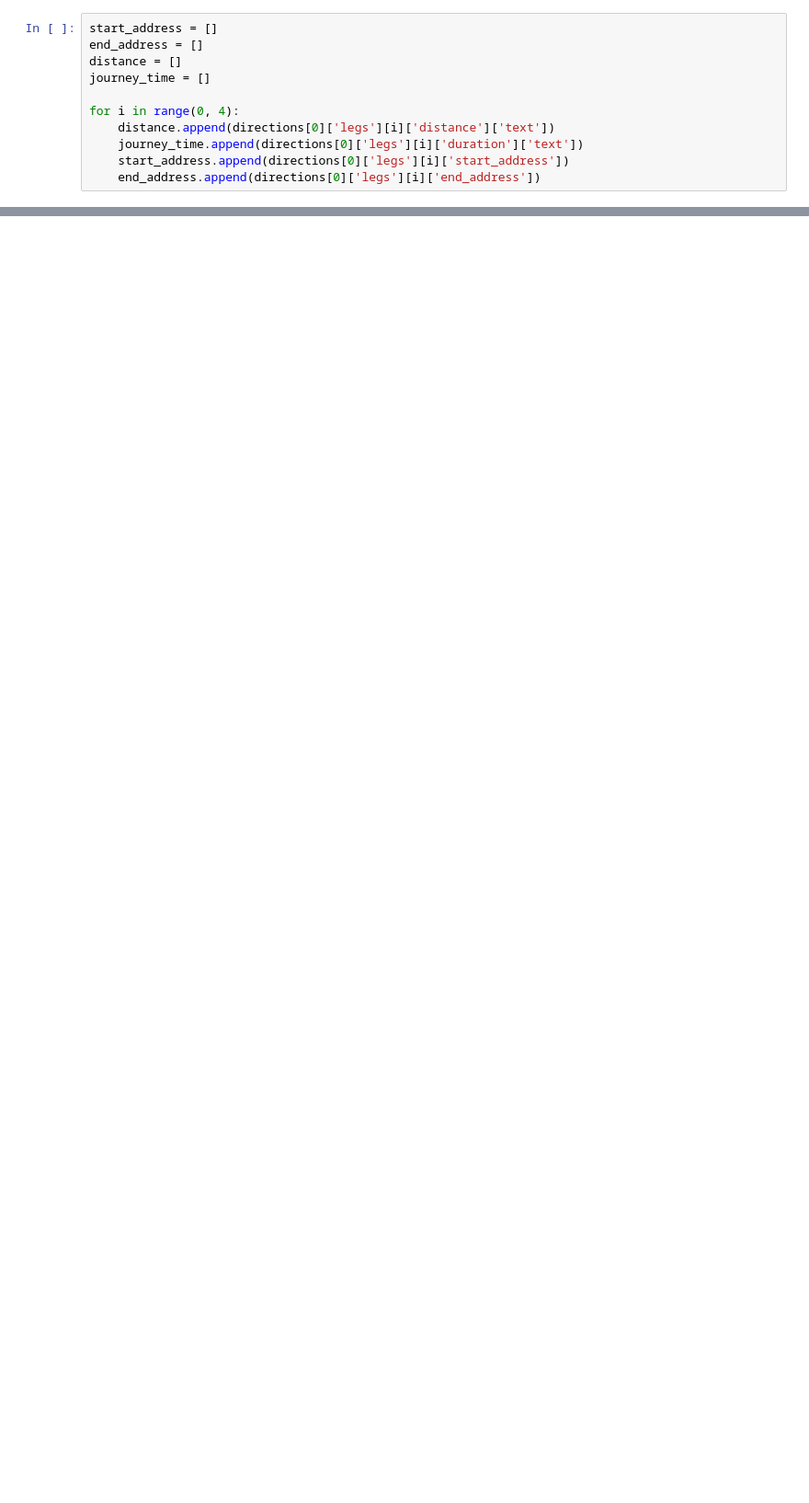
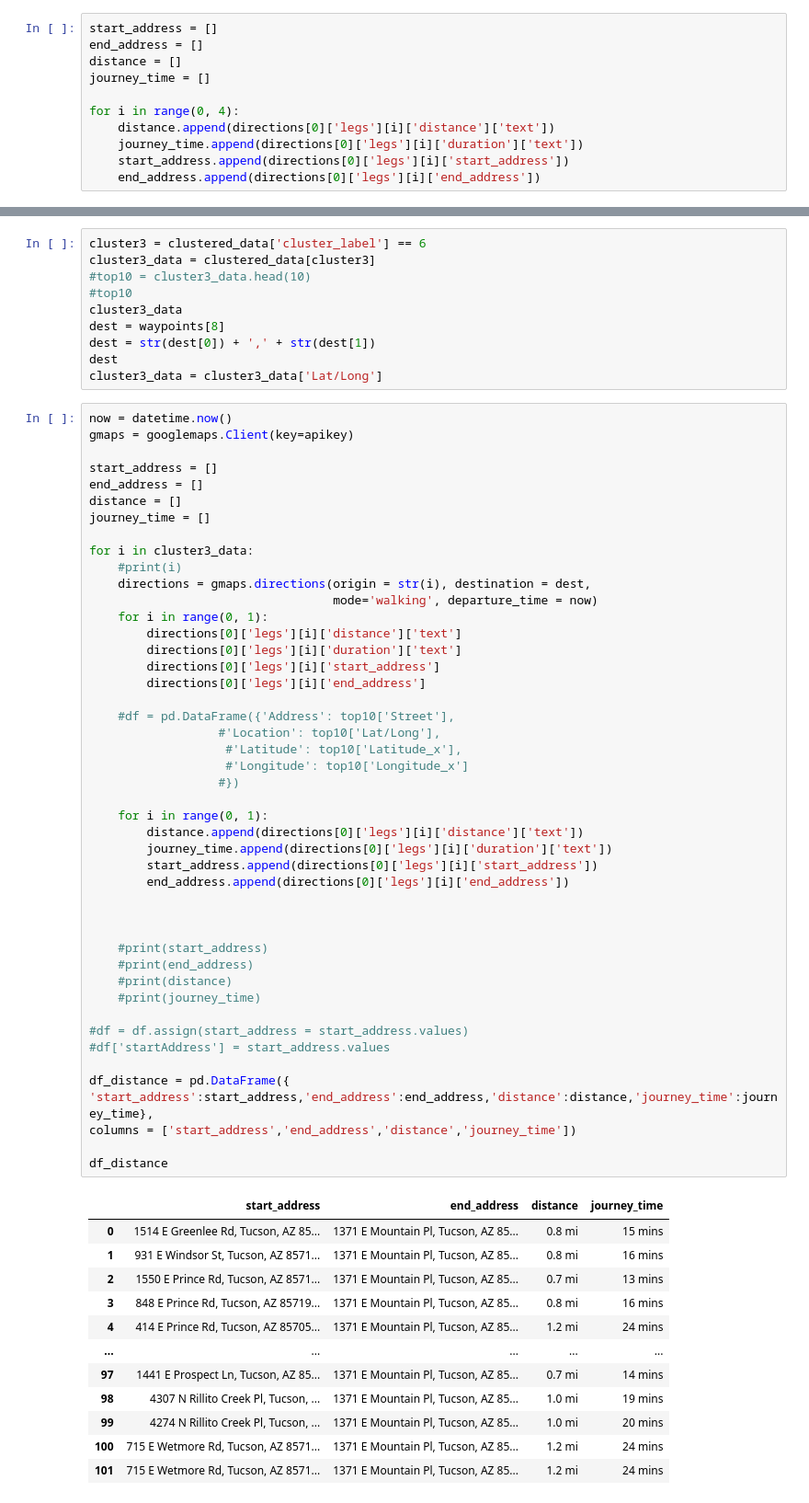
Before and after one commit to tazeenm/MIS587-Business-Intelligence-Project, a Jupyter notebook: BIProject.ipynb, the cells around one changed output, grey strips where cells are left out. Shown at 92% size. Drawn from its saved outputs; the diff is of its cells as text; blank space fills up the shorter version.

```diff
--- a/BIProject.ipynb
+++ b/BIProject.ipynb
@@ -305,0 +330,68 @@ df_distance
+# %%
+cluster3 = clustered_data['cluster_label'] == 6
+cluster3_data = clustered_data[cluster3]
+#top10 = cluster3_data.head(10)
+#top10
+cluster3_data
+dest = waypoints[8]
+dest = str(dest[0]) + ',' + str(dest[1])
+dest
+cluster3_data = cluster3_data['Lat/Long']
+# %%
+now = datetime.now()
+gmaps = googlemaps.Client(key=apikey)
+
+start_address = []
+end_address = []
+distance = []
+journey_time = []
+
+for i in cluster3_data:
+    #print(i)
+    directions = gmaps.directions(origin = str(i), destination = dest,
+                                  mode='walking', departure_time = now)
+    for i in range(0, 1):
+        directions[0]['legs'][i]['distance']['text']
+        directions[0]['legs'][i]['duration']['text']
+        directions[0]['legs'][i]['start_address']
+        directions[0]['legs'][i]['end_address']
+
+    #df = pd.DataFrame({'Address': top10['Street'],
+                  #'Location': top10['Lat/Long'],
+                   #'Latitude': top10['Latitude_x'],
+                   #'Longitude': top10['Longitude_x']
+                  #})
+
+    for i in range(0, 1):
+        distance.append(directions[0]['legs'][i]['distance']['text'])
+        journey_time.append(directions[0]['legs'][i]['duration']['text'])
+        start_address.append(directions[0]['legs'][i]['start_address'])
+        end_address.append(directions[0]['legs'][i]['end_address'])
+
+
+
+    #print(start_address)
+    #print(end_address)
+    #print(distance)
+    #print(journey_time)
+
+#df = df.assign(start_address = start_address.values)
+#df['startAddress'] = start_address.values
+
+df_distance = pd.DataFrame({ 'start_address':start_address,'end_address':end_address,'distance':distance,'journey_time':journey_time},
+columns = ['start_address','end_address','distance','journey_time'])
+
+df_distance
+# %% [output]
+|  | start_address | end_address | distance | journey_time |
+| 0 | 1514 E Greenlee Rd, Tucson, AZ 85... | 1371 E Mountain Pl, Tucson, AZ 85... | 0.8 mi | 15 mins |
+| 1 | 931 E Windsor St, Tucson, AZ 8571... | 1371 E Mountain Pl, Tucson, AZ 85... | 0.8 mi | 16 mins |
+| 2 | 1550 E Prince Rd, Tucson, AZ 8571... | 1371 E Mountain Pl, Tucson, AZ 85... | 0.7 mi | 13 mins |
+| 3 | 848 E Prince Rd, Tucson, AZ 85719... | 1371 E Mountain Pl, Tucson, AZ 85... | 0.8 mi | 16 mins |
+| 4 | 414 E Prince Rd, Tucson, AZ 85705... | 1371 E Mountain Pl, Tucson, AZ 85... | 1.2 mi | 24 mins |
+| ... | ... | ... | ... | ... |
+| 97 | 1441 E Prospect Ln, Tucson, AZ 85... | 1371 E Mountain Pl, Tucson, AZ 85... | 0.7 mi | 14 mins |
+| 98 | 4307 N Rillito Creek Pl, Tucson, ... | 1371 E Mountain Pl, Tucson, AZ 85... | 1.0 mi | 19 mins |
+| 99 | 4274 N Rillito Creek Pl, Tucson, ... | 1371 E Mountain Pl, Tucson, AZ 85... | 1.0 mi | 20 mins |
+| 100 | 715 E Wetmore Rd, Tucson, AZ 8571... | 1371 E Mountain Pl, Tucson, AZ 85... | 1.2 mi | 24 mins |
+| 101 | 715 E Wetmore Rd, Tucson, AZ 8571... | 1371 E Mountain Pl, Tucson, AZ 85... | 1.2 mi | 24 mins |
```
Also changed, not shown: parts of 32 cells of this notebook.
